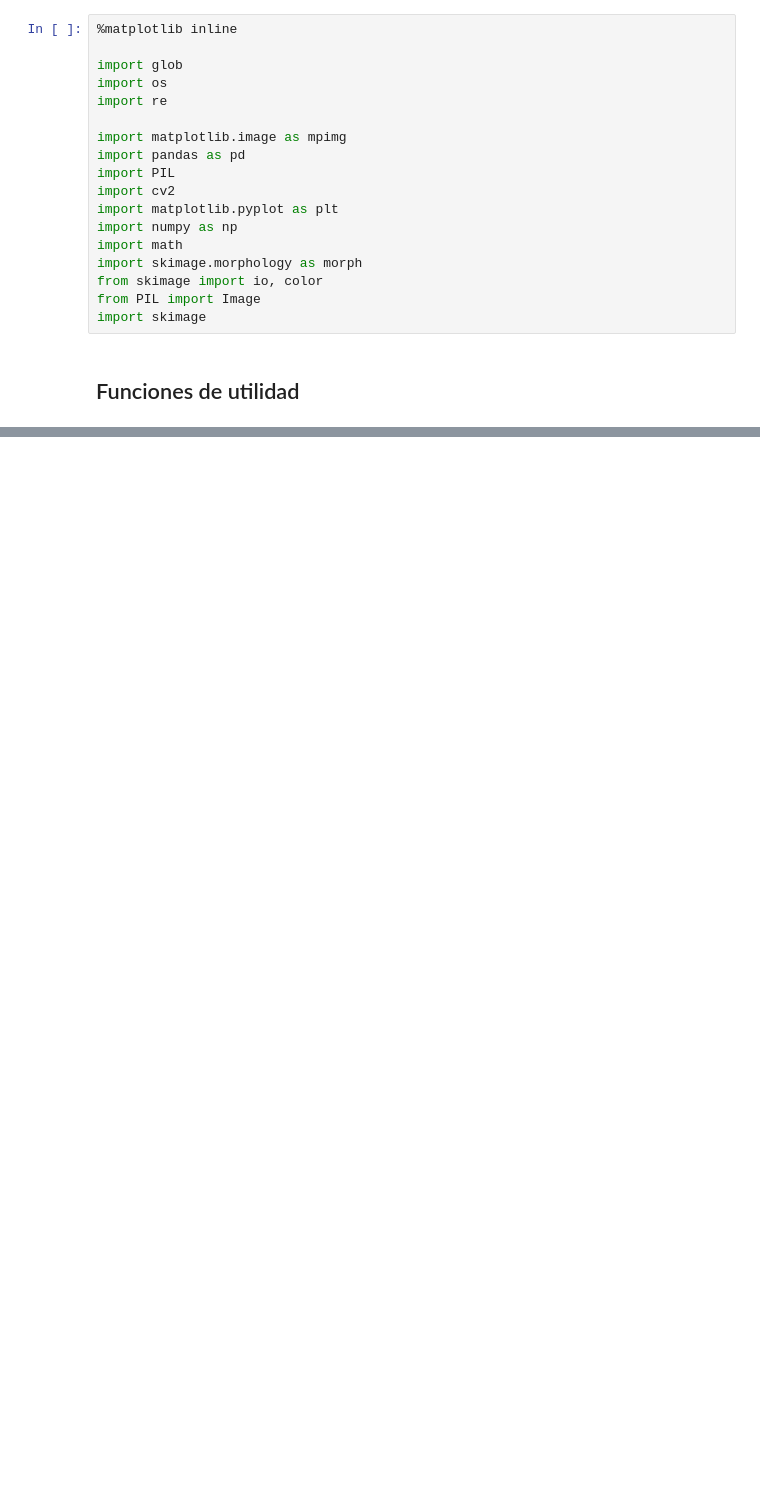
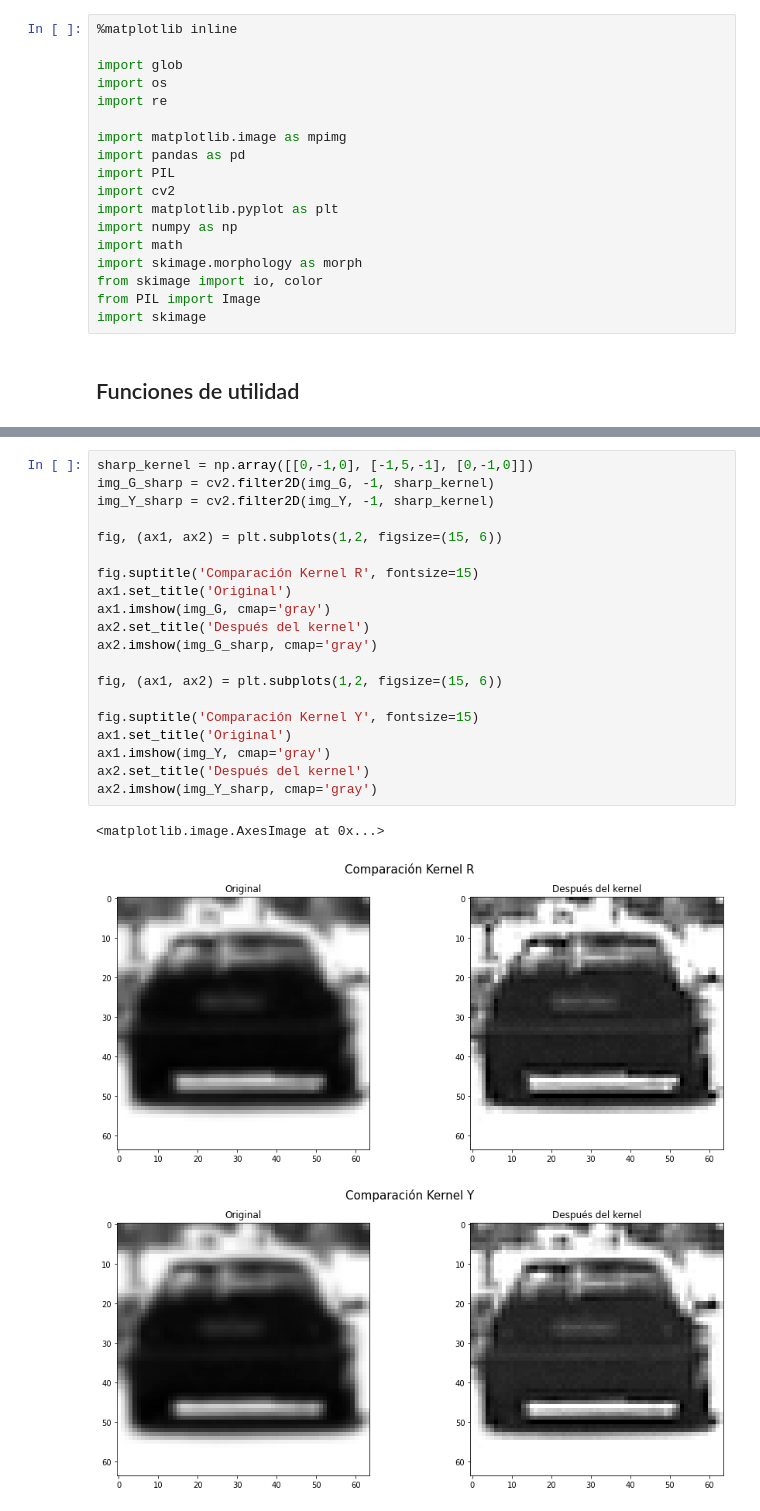
Before and after one commit to namadoa/Vision_por_Computador_2021_2, a Jupyter notebook: preprocessing/preprocessing.ipynb, the cells around one changed output, grey strips where cells are left out. Cells and saved outputs as stored; diff of their text form; blank space fills up the shorter version.

Commit message:
- Removed normalization function (useless) - Added sharpening kernel and choose G and Y channels to use.

```diff
--- a/preprocessing/preprocessing.ipynb
+++ b/preprocessing/preprocessing.ipynb
@@ -274,0 +111,24 @@ detect_edge(thresh, 80, 140)
+# %%
+sharp_kernel = np.array([[0,-1,0], [-1,5,-1], [0,-1,0]])
+img_G_sharp = cv2.filter2D(img_G, -1, sharp_kernel)
+img_Y_sharp = cv2.filter2D(img_Y, -1, sharp_kernel)
+
+fig, (ax1, ax2) = plt.subplots(1,2, figsize=(15, 6))
+
+fig.suptitle('Comparación Kernel R', fontsize=15)
+ax1.set_title('Original')
+ax1.imshow(img_G, cmap='gray')
+ax2.set_title('Después del kernel')
+ax2.imshow(img_G_sharp, cmap='gray')
+
+fig, (ax1, ax2) = plt.subplots(1,2, figsize=(15, 6))
+
+fig.suptitle('Comparación Kernel Y', fontsize=15)
+ax1.set_title('Original')
+ax1.imshow(img_Y, cmap='gray')
+ax2.set_title('Después del kernel')
+ax2.imshow(img_Y_sharp, cmap='gray')
+# %% [output]
+<matplotlib.image.AxesImage at 0x...>
+[figure, added]
+[figure, added]
```
Also changed, not shown: parts of 12 cells of this notebook.
